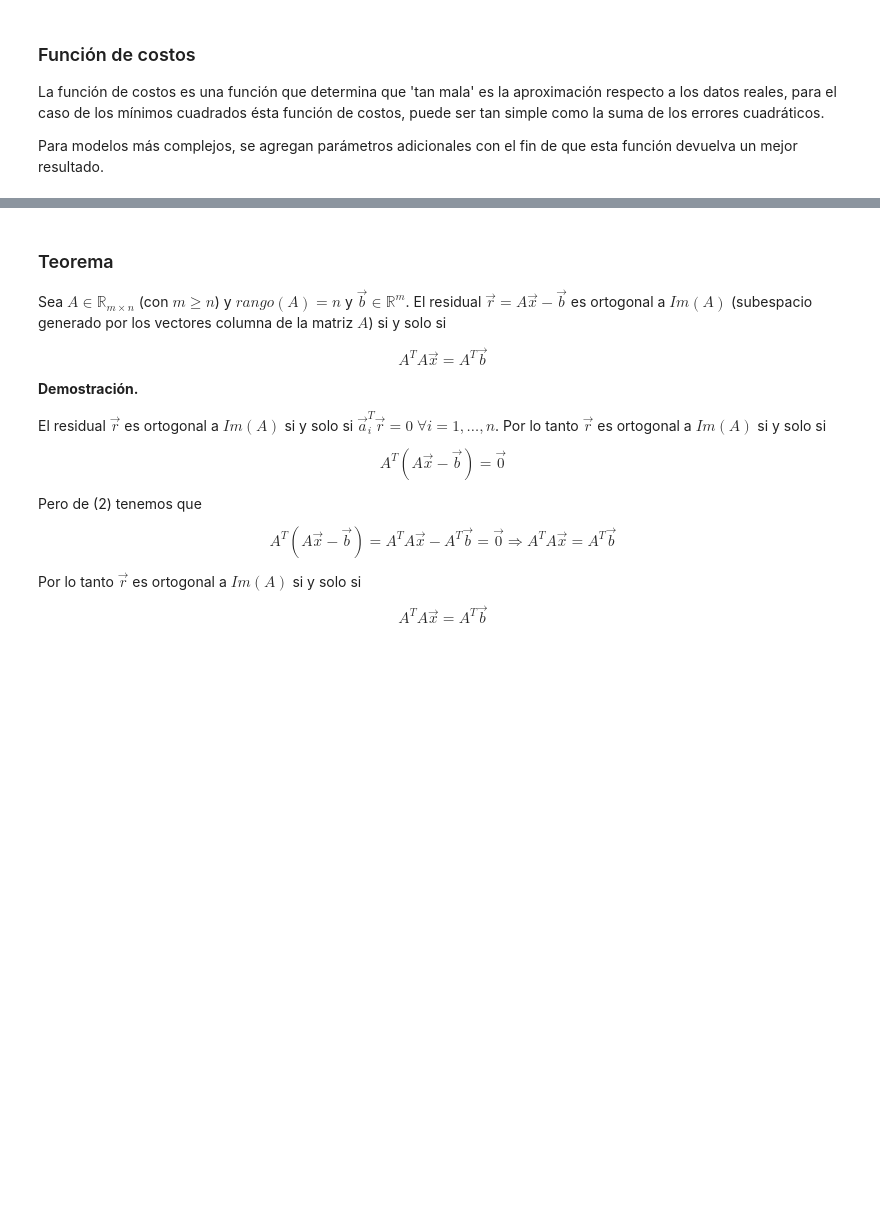
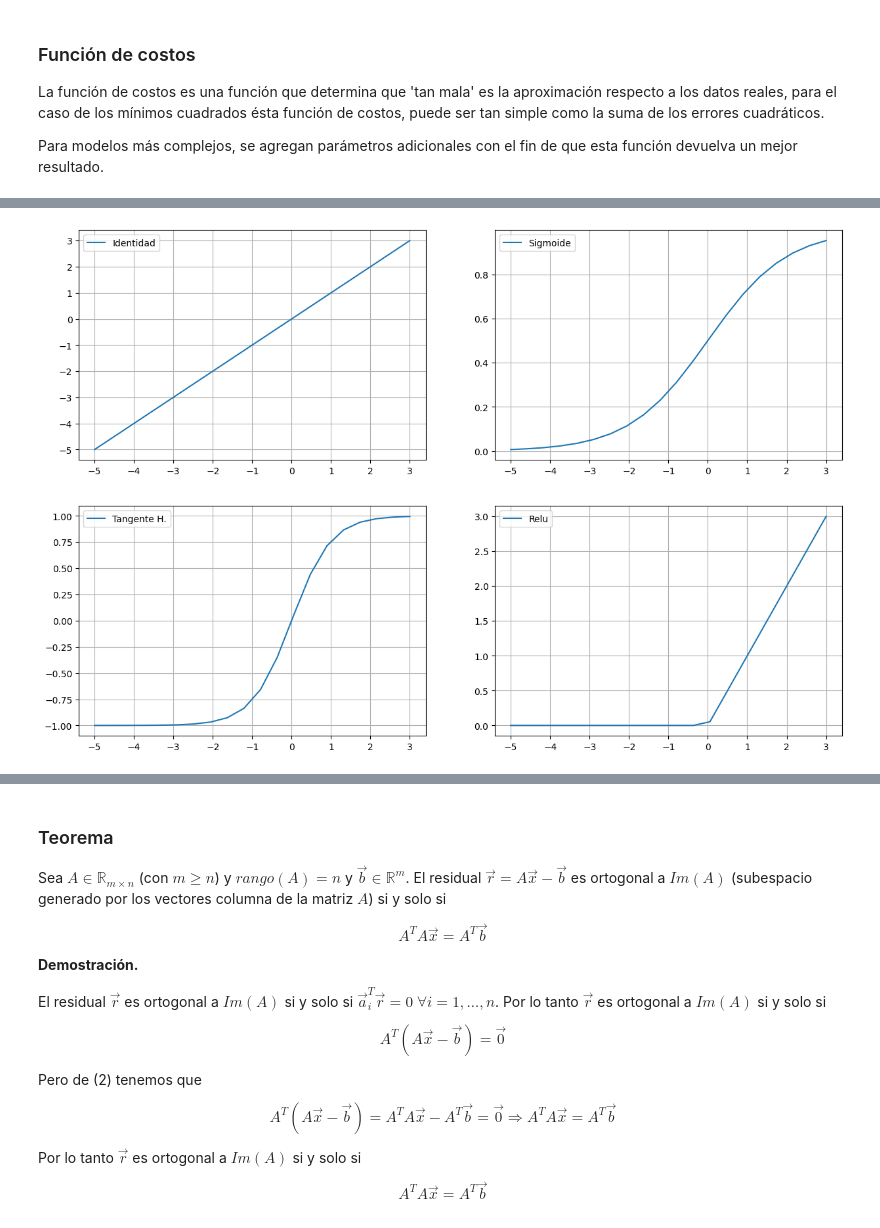
Before and after one commit to jugernaut/Induccion_MeIA, a Jupyter notebook: 4_IntroduccionAA/04_RegresionLineal.ipynb, the cells around one changed output, grey strips where cells are left out. Cells and saved outputs as stored; diff of their text form; code cells hidden in the pictures; blank space fills up the shorter version.

```diff
--- a/4_IntroduccionAA/04_RegresionLineal.ipynb
+++ b/4_IntroduccionAA/04_RegresionLineal.ipynb
@@ -144,0 +168,41 @@ Para una mayor comprensión del tema de aprendizaje de máquina y del descenso d
+# %%
+# se importan algunas funciones importantes
+import math
+import numpy as np
+import matplotlib.pyplot as plt
+# dominio de las graficas
+x = np.linspace(-5, 3, 20)
+
+# funciones comunes de activasion
+sigmoide = lambda x: 1/(1 + np.exp(-x))
+tangente = lambda x: (np.exp(x)-np.exp(-x))/(np.exp(x)+np.exp(-x))
+relu     = lambda x: np.maximum(0,x)
+
+# Definimos algunos parámetros para la gráfica
+f = plt.figure(figsize=(15,10))
+plt.title('Funciones de activación')
+
+plt.subplot(2, 2, 1)
+plt.grid()
+plt.plot(x, x,label="Identidad")
+plt.legend()
+
+plt.subplot(2, 2, 2)
+plt.grid()
+plt.plot(x, sigmoide(x),label="Sigmoide")
+plt.legend()
+
+plt.subplot(2, 2, 3)
+plt.grid()
+plt.plot(x, tangente(x),label="Tangente H.")
+plt.legend()
+
+plt.subplot(2, 2, 4)
+plt.grid()
+plt.plot(x, relu(x),label="Relu")
+plt.legend()
+
+# Mostramos la leyenda de las gráficas
+plt.show()
+# %% [output]
+[figure, added]
```
Also changed, not shown: parts of 7 cells of this notebook.
